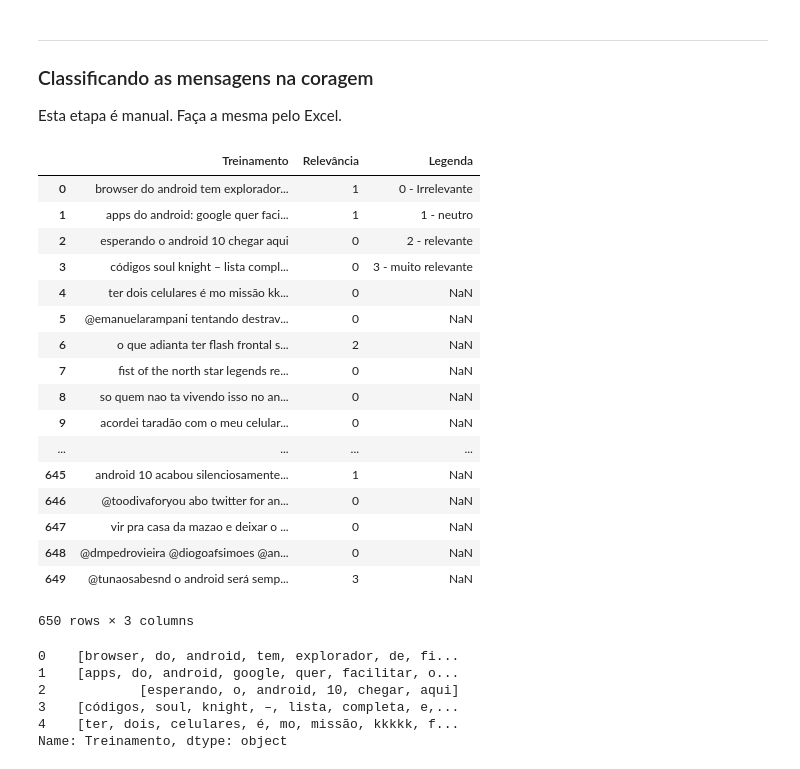
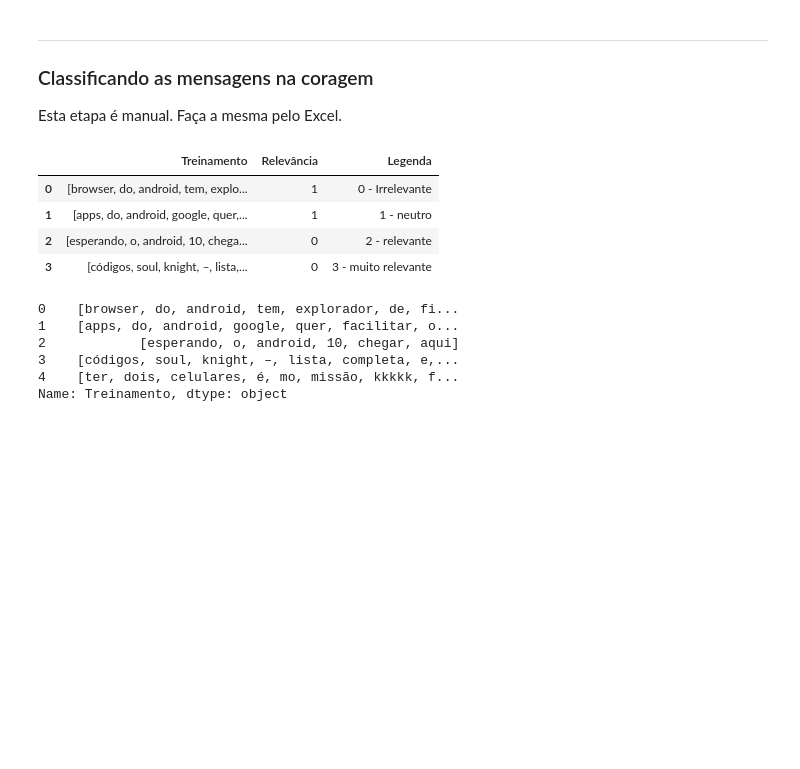
Before and after one commit to gabriellaec/CieDados-Projeto2, a Jupyter notebook: Projeto2_2.ipynb, the cells around one changed output. Cells and saved outputs as stored; diff of their text form; code cells hidden in the pictures; blank space fills up the shorter version.

```diff
--- a/Projeto2_2.ipynb
+++ b/Projeto2_2.ipynb
@@ -105,26 +106,13 @@ Esta etapa é manual. Faça a mesma pelo Excel.
 dft=pd.read_excel('Android.xlsx','Treinamento',sep=',')
 dfc=pd.read_excel('Android.xlsx', 'Teste',sep=',')
 # %%
-dft
+dft.head(4)
 # %% [output]
 |  | Treinamento | Relevância | Legenda |
-| 0 | browser do android tem explorador... | 1 | 0 - Irrelevante |
-| 1 | apps do android: google quer faci... | 1 | 1 - neutro |
-| 2 | esperando o android 10 chegar aqui | 0 | 2 - relevante |
-| 3 | códigos soul knight – lista compl... | 0 | 3 - muito relevante |
-| 4 | ter dois celulares é mo missão kk... | 0 | NaN |
-| 5 | @emanuelarampani tentando destrav... | 0 | NaN |
-| 6 | o que adianta ter flash frontal s... | 2 | NaN |
-| 7 | fist of the north star legends re... | 0 | NaN |
-| 8 | so quem nao ta vivendo isso no an... | 0 | NaN |
-| 9 | acordei taradão com o meu celular... | 0 | NaN |
-| ... | ... | ... | ... |
-| 645 | android 10 acabou silenciosamente... | 1 | NaN |
-| 646 | @toodivaforyou abo twitter for an... | 0 | NaN |
-| 647 | vir pra casa da mazao e deixar o ... | 0 | NaN |
-| 648 | @dmpedrovieira @diogoafsimoes @an... | 0 | NaN |
-| 649 | @tunaosabesnd o android será semp... | 3 | NaN |
+| 0 | [browser, do, android, tem, explo... | 1 | 0 - Irrelevante |
+| 1 | [apps, do, android, google, quer,... | 1 | 1 - neutro |
+| 2 | [esperando, o, android, 10, chega... | 0 | 2 - relevante |
+| 3 | [códigos, soul, knight, –, lista,... | 0 | 3 - muito relevante |
-650 rows × 3 columns
 # %%
 import re
 #limpo = re.sub("\.{1,}", "?", "dft")
```
Also changed, not shown: parts of 11 cells of this notebook.
